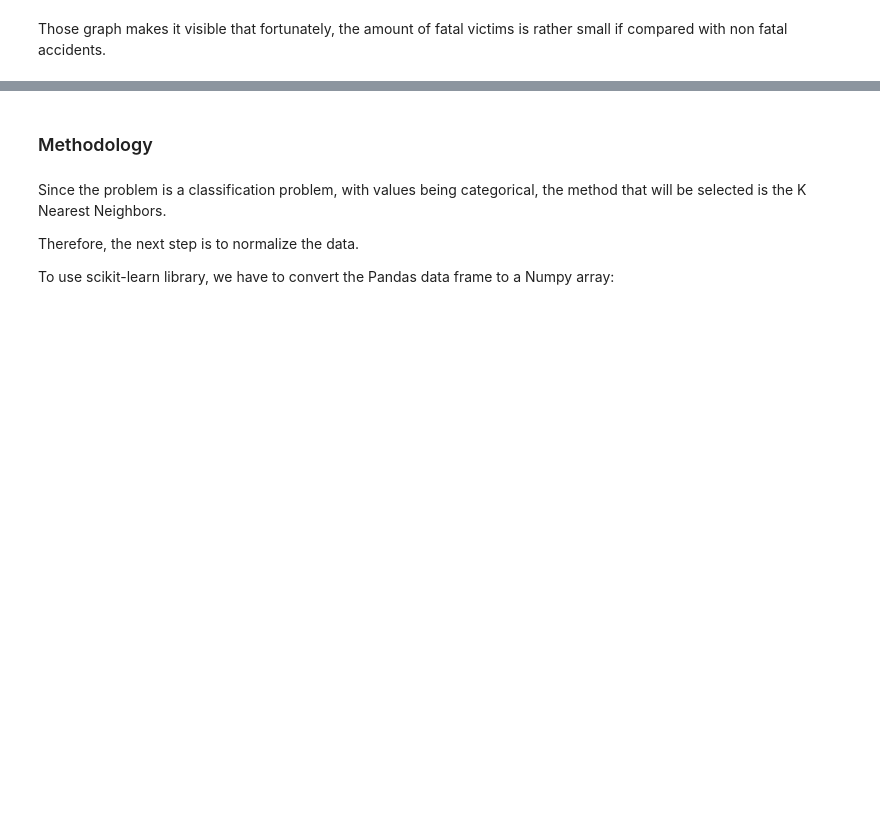
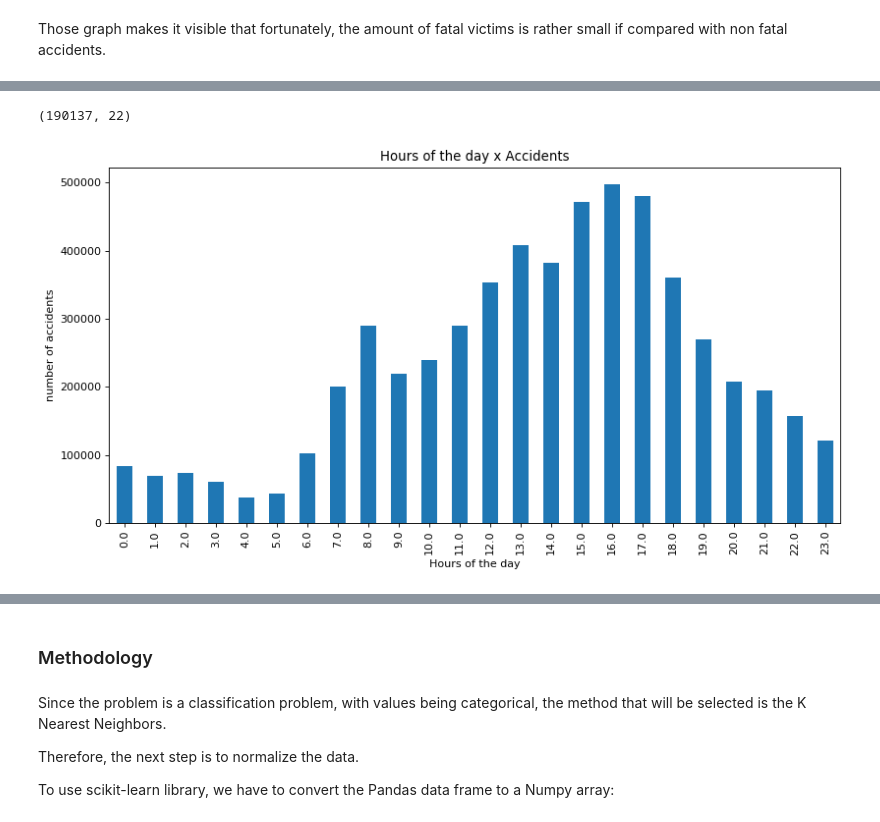
Before and after one commit to carloscaeduardo/Coursera_Capstone2, a Jupyter notebook: Canada_collision_prediction.ipynb, the cells around one changed output, grey strips where cells are left out. Drawn from its saved outputs; the diff is of its cells as text; code cells hidden in the pictures; blank space fills up the shorter version.

Commit message:
Added data visualization techiniques

```diff
--- a/Canada_collision_prediction.ipynb
+++ b/Canada_collision_prediction.ipynb
@@ -174,6 +173,7 @@ access_NA(car_accident_df)
 <p>Now we drop the other values and we will have our df prepared.</p>
 # %%
 car_accident_df =  car_accident_df.dropna()
+car_accident_df_unchanged =  car_accident_df_unchanged.dropna()
 # %%
 car_accident_df["P_SEX"] = car_accident_df["P_SEX"].replace({"F":"1", "M":"2"})
 # %%
@@ -216,0 +219,11 @@ for p in ax1.patches:
+# %%
+num = [0, 1, 2, 3, 4, 5, 6]
+w_days = car_accident_df_unchanged['C_WDAY']
+w_days = w_days.sort_values()
+w_days = w_days.replace({1:"Monday", 2:"Tuesday", 3:"Wednesday", 4:"Thursday", 5:"Friday", 6:"Saturday", 7:"Sunday" })
+h_days = car_accident_df_unchanged['C_HOUR']
+h_days = h_days.sort_values()
+weath_cond = car_accident_df_unchanged['C_WTHR']
+weath_cond = weath_cond.replace({1:"Sunny", 2: "Overcast", 3:"Raining", 4:"Snowing", 5:"Freezing Rain", 6:"Visibility limitation (snow, fog, etc..)", 7: "Strong wind" })
+road_cond = car_accident_df_unchanged['C_RSUR']
+road_cond = road_cond.replace({1:"Dry,normal", 2:"Wet", 3:"Snow", 4:"Slush, wet snow", 5:"Icy", 6:"Sand/gravel/dirt", 7:"Muddy", 8:"Oil", 9:"Flooded"})
@@ -216,0 +245,14 @@ for p in ax1.patches:
+# %%
+car_accident_df.shape
+# %% [output]
+(190137, 22)
+# %%
+fig2 = plt.figure(figsize=(12, 6), dpi= 80)
+
+ax2 = h_days.value_counts().sort_index().plot.bar()
+ax2.set_xlabel("Hours of the day")
+ax2.set_ylabel("number of accidents")
+plt.title("Hours of the day x Accidents")
+plt.show()
+# %% [output]
+[figure, added]
```
Also changed, not shown: parts of 18 cells of this notebook.
